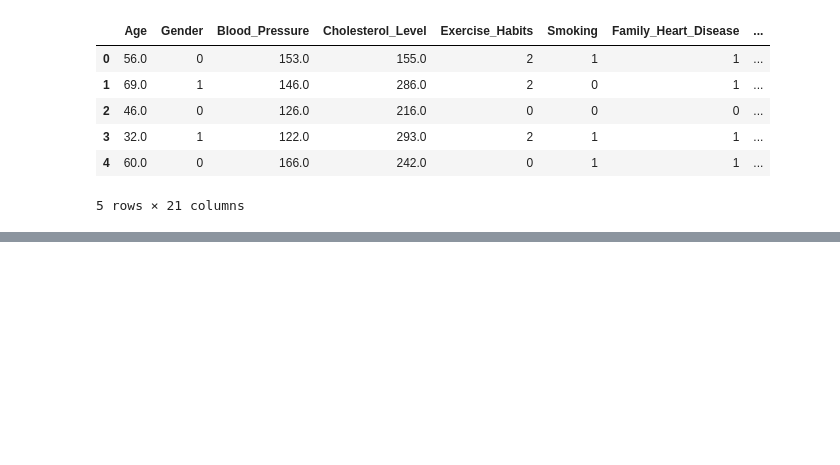
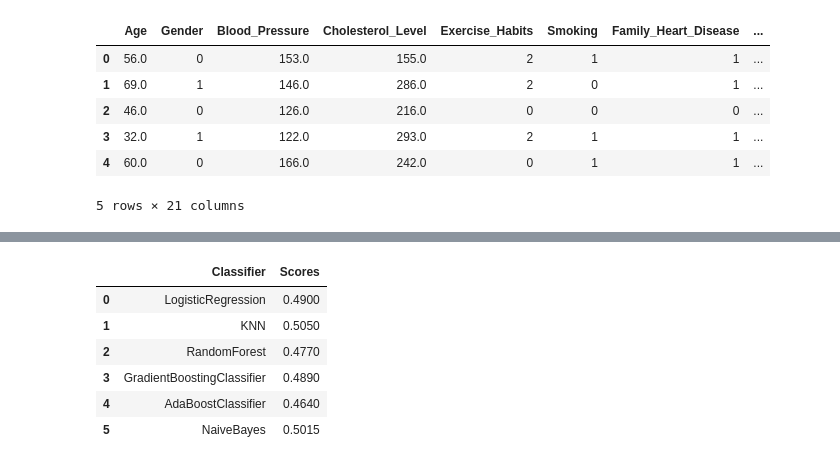
Before and after one commit to Aman-Baruwal/Heart-Disease-Prediction-System, a Jupyter notebook: process.ipynb, the cells around one changed output, grey strips where cells are left out. Saved outputs shown, nothing was run; the diff lists cells and outputs as text; code cells hidden in the pictures; blank space fills up the shorter version.

Commit message:
biased fixed but score not good enough

```diff
--- a/process.ipynb
+++ b/process.ipynb
@@ -446,21 +453,21 @@ Confusion Matrix:
 # %%
-# i = 0
-# clf_best_params = {}
-# score_list = []
+i = 0
+clf_best_params = {}
+score_list = []
 
-# for i, (key, classifier) in enumerate(classifiers.items()):
-#     clf = GridSearchCV(
-#         estimator=classifier,
-#         param_grid= grid[key],
-#         n_jobs=-1,
-#         cv = None,
-#         error_score='raise'
-#     )
+for i, (key, classifier) in enumerate(classifiers.items()):
+    clf = GridSearchCV(
+        estimator=classifier,
+        param_grid= grid[key],
+        n_jobs=-1,
+        cv = None,
+        error_score='raise'
+    )
 
-#     clf.fit(xa_train, ya_train)
-#     score = clf.score(xa_valid, ya_valid)
-#     score_list.append({'Classifier':key, "Scores": score})
-#     clf_best_params[key] = clf.best_params_
-#     print('Model:', key)
-#     i+=1
-# valid_score = pd.DataFrame(score_list)
+    clf.fit(x_train_transformed, ys_train)
+    score = clf.score(x_test_transformed, y_test)
+    score_list.append({'Classifier':key, "Scores": score})
+    clf_best_params[key] = clf.best_params_
+    print('Model:', key)
+    i+=1
+valid_score = pd.DataFrame(score_list)
@@ -466,0 +492,10 @@ Confusion Matrix:
+# %%
+valid_score
+# %% [output]
+|  | Classifier | Scores |
+| 0 | LogisticRegression | 0.4900 |
+| 1 | KNN | 0.5050 |
+| 2 | RandomForest | 0.4770 |
+| 3 | GradientBoostingClassifier | 0.4890 |
+| 4 | AdaBoostClassifier | 0.4640 |
+| 5 | NaiveBayes | 0.5015 |
```
Also changed, not shown: parts of 10 cells of this notebook.
